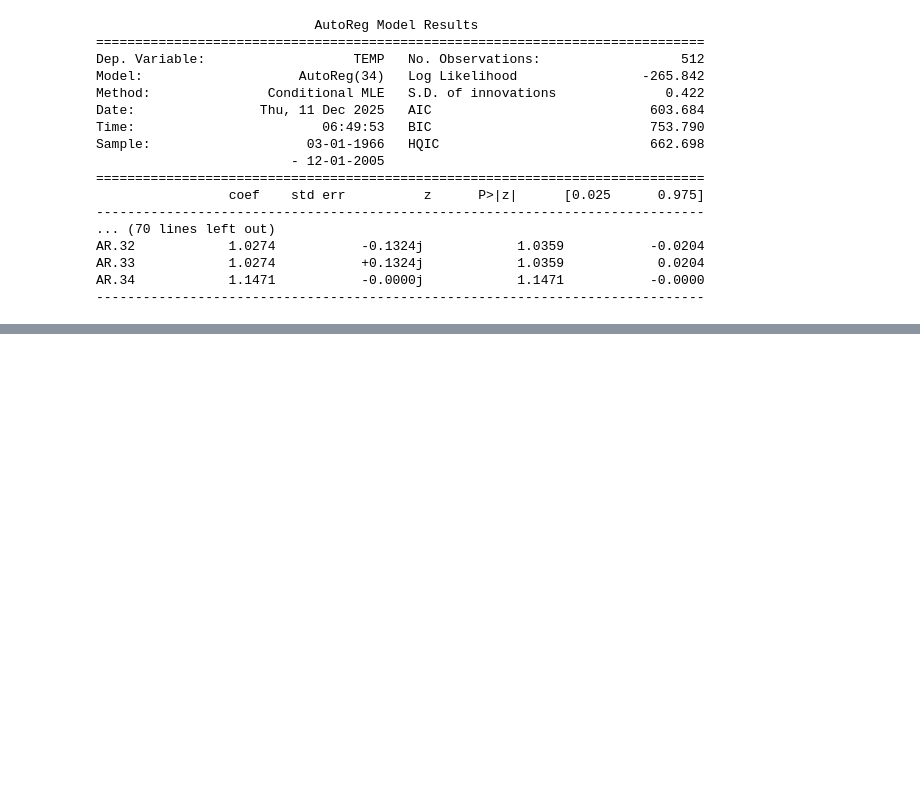
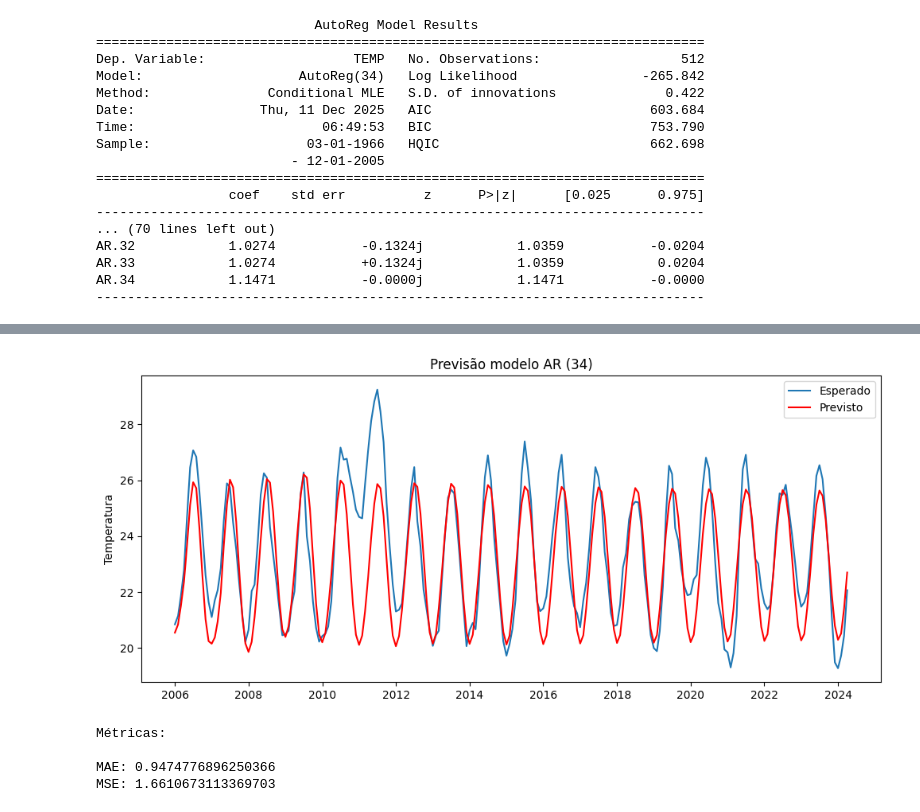
Before and after one commit to JCarapina/Estudos-praticos, a Jupyter notebook: series_temporais_2/notebooks/projeto.ipynb, the cells around one changed output, grey strips where cells are left out. Saved outputs shown, nothing was run; the diff lists cells and outputs as text; code cells hidden in the pictures; blank space fills up the shorter version.

```diff
--- a/series_temporais_2/notebooks/projeto.ipynb
+++ b/series_temporais_2/notebooks/projeto.ipynb
@@ -247,0 +252,8 @@ AR.34            1.1471           -0.0000j            1.1471           -0.0000
+# %%
+plot_prev(treino, teste, ar_sel_res, 'AR (34)')
+# %% [output]
+[figure, added]
+Métricas:
+
+MAE: 0.9474776896250366
+MSE: 1.6610673113369703
```
Also changed, not shown: parts of 6 cells of this notebook.
